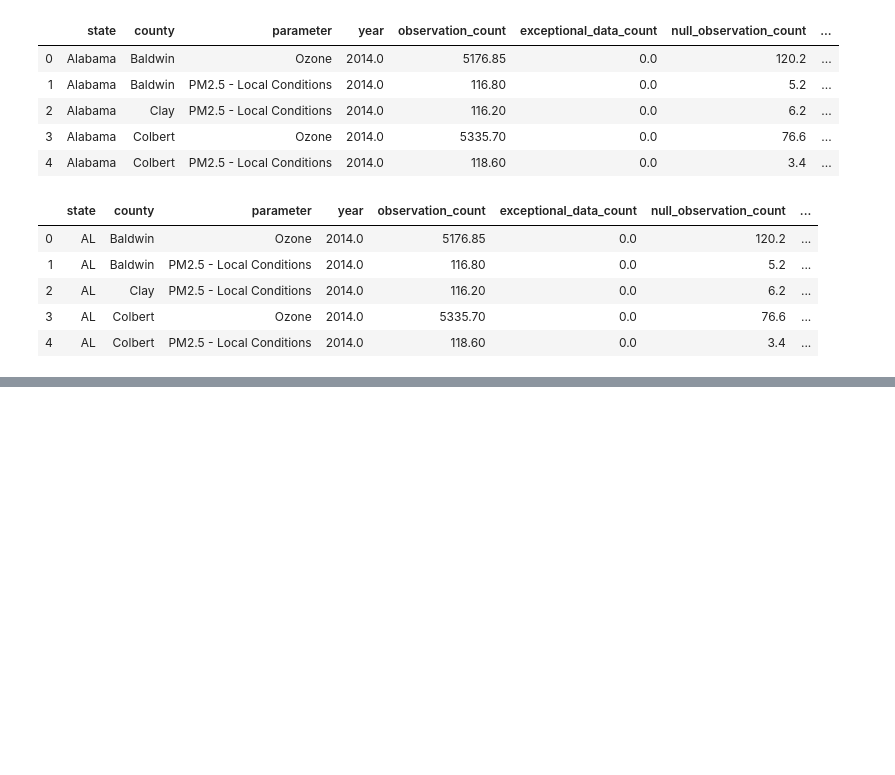
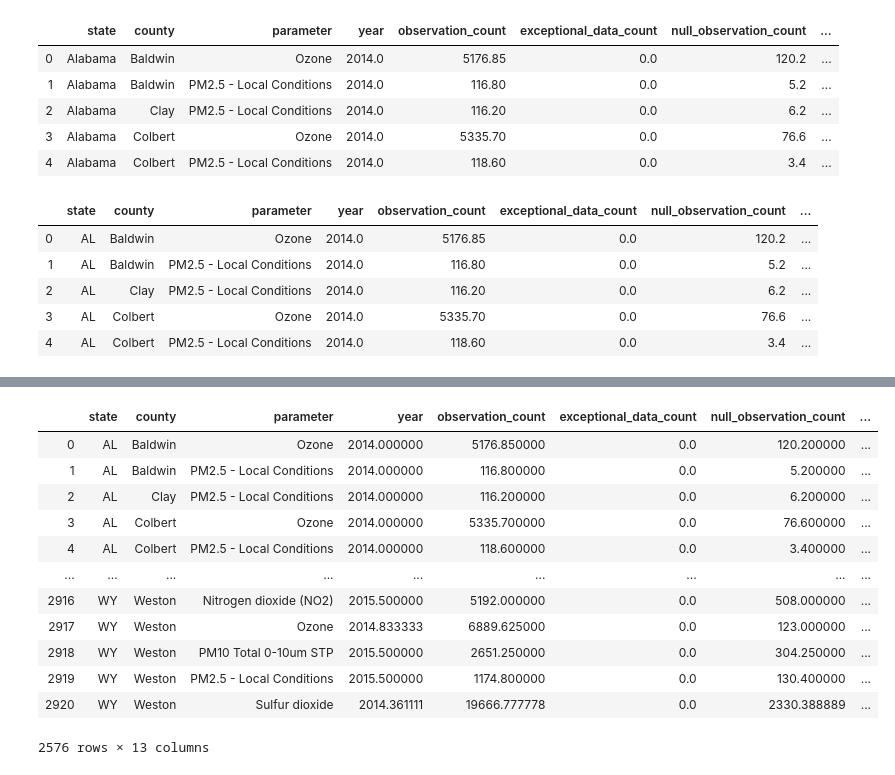
Before and after one commit to bbjornstad-flatiron/flatiron-mod3-project, a Jupyter notebook: data_analysis.ipynb, the cells around one changed output, grey strips where cells are left out. Cells and saved outputs as stored; diff of their text form; code cells hidden in the pictures; blank space fills up the shorter version.

```diff
--- a/data_analysis.ipynb
+++ b/data_analysis.ipynb
@@ -476,0 +496,16 @@ merged_state_data = all_states_aq.join(all_states_cancer_rates.set_index(['state
+# %%
+merged_state_df
+# %% [output]
+|  | state | county | parameter | year | observation_count | exceptional_data_count | null_observation_count | ... |
+| 0 | AL | Baldwin | Ozone | 2014.000000 | 5176.850000 | 0.0 | 120.200000 | ... |
+| 1 | AL | Baldwin | PM2.5 - Local Conditions | 2014.000000 | 116.800000 | 0.0 | 5.200000 | ... |
+| 2 | AL | Clay | PM2.5 - Local Conditions | 2014.000000 | 116.200000 | 0.0 | 6.200000 | ... |
+| 3 | AL | Colbert | Ozone | 2014.000000 | 5335.700000 | 0.0 | 76.600000 | ... |
+| 4 | AL | Colbert | PM2.5 - Local Conditions | 2014.000000 | 118.600000 | 0.0 | 3.400000 | ... |
+| ... | ... | ... | ... | ... | ... | ... | ... | ... |
+| 2916 | WY | Weston | Nitrogen dioxide (NO2) | 2015.500000 | 5192.000000 | 0.0 | 508.000000 | ... |
+| 2917 | WY | Weston | Ozone | 2014.833333 | 6889.625000 | 0.0 | 123.000000 | ... |
+| 2918 | WY | Weston | PM10 Total 0-10um STP | 2015.500000 | 2651.250000 | 0.0 | 304.250000 | ... |
+| 2919 | WY | Weston | PM2.5 - Local Conditions | 2015.500000 | 1174.800000 | 0.0 | 130.400000 | ... |
+| 2920 | WY | Weston | Sulfur dioxide | 2014.361111 | 19666.777778 | 0.0 | 2330.388889 | ... |
+2576 rows × 13 columns
```
Also changed, not shown: parts of 5 cells of this notebook, 2 other files.
